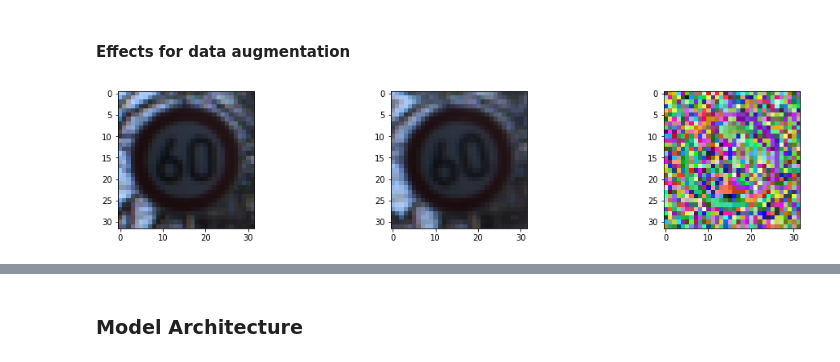
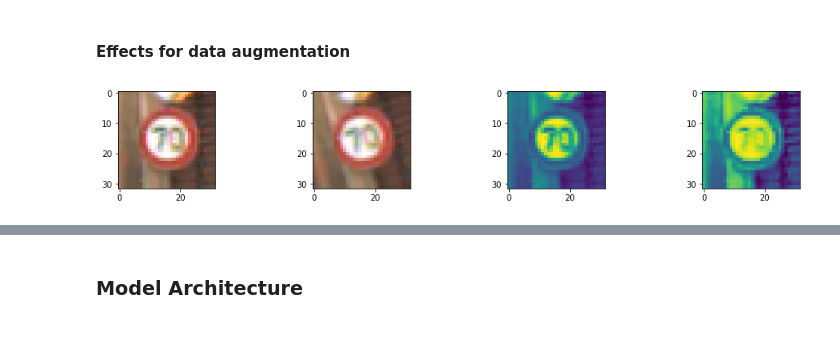
Before and after one commit to dcromp/artificial_intelligence, a Jupyter notebook: CarND-Traffic-Sign-Classifier-Project/Traffic_Sign_Classifier.ipynb, the cells around one changed output, grey strips where cells are left out. Drawn from its saved outputs; the diff is of its cells as text; code cells hidden in the pictures; blank space fills up the shorter version.

```diff
--- a/CarND-Traffic-Sign-Classifier-Project/Traffic_Sign_Classifier.ipynb
+++ b/CarND-Traffic-Sign-Classifier-Project/Traffic_Sign_Classifier.ipynb
@@ -151,30 +151,29 @@ Use the code cell (or multiple code cells, if necessary) to implement the first
 # %%
 import cv2
 from scipy.ndimage.interpolation import rotate
 from numpy import random
 
 idx = np.random.randint(0, X_train.shape[0], size=1)
 image = X_train[idx,:,:,:]
 
 rotated_img = rotate(image, angle = np.random.randint(10, 20), axes=(2, 1), reshape=False, mode='mirror', order=1)
 
-ratio = np.random.randint(5, 20) / 10. # Adjust the brightness between 1-10%
-flip = 0 #random.randint(0, 1)
-ratio = ratio + flip  # Randomly decide to increase or decrease brightness
-bright_img = image[0,:,:,:] * 0.9
+grey_image = cv2.cvtColor(image[0], cv2.COLOR_RGB2GRAY)
 
-images = [image, rotated_img, bright_img]
+hist_img = cv2.equalizeHist(grey_image)
+
+images = [image, rotated_img, grey_image, hist_img]
 #images = [ rotated_img]
 
 # Plot images
-fig, axes = plt.subplots(1, 3, figsize=(15,15),)
+fig, axes = plt.subplots(1, 4, figsize=(15,15),)
 for index, image in enumerate(images):
     axes[index].imshow(np.squeeze(images[index]), aspect='equal')
     ax.xaxis.set_visible(False)
     ax.yaxis.set_visible(False)
 plt.subplots_adjust(wspace=1, hspace=1)
 # %% [output]
-[figure, old version]
+[figure, new version]
 # %%
 ### Preprocess the data here. It is required to normalize the data. Other preprocessing steps could include
 ### converting to grayscale, etc.
```
Also changed, not shown: parts of 14 cells of this notebook, 15 other files.
